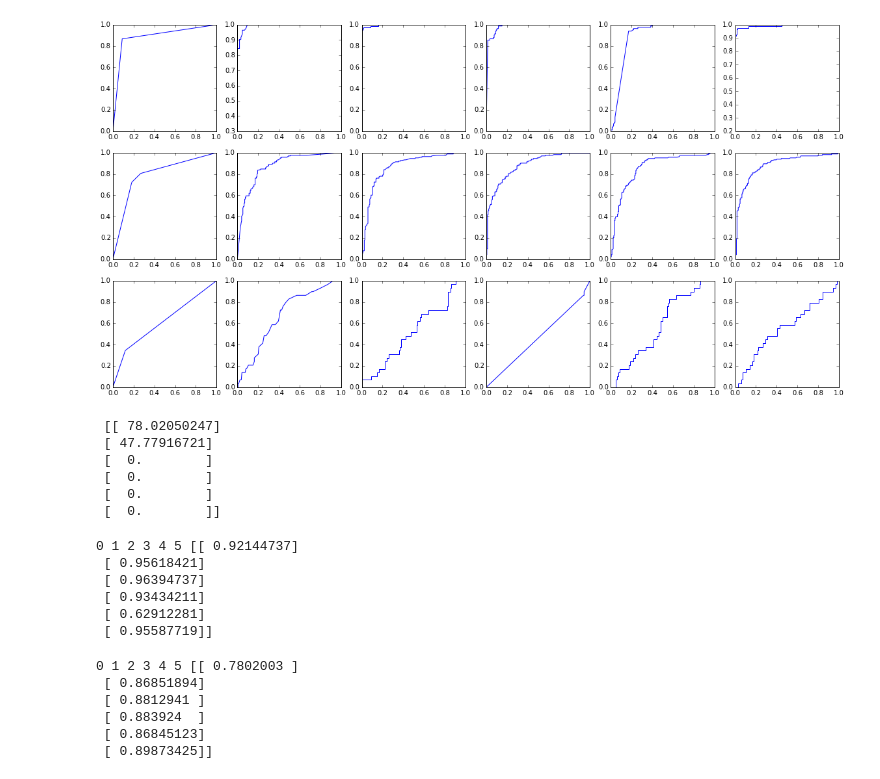
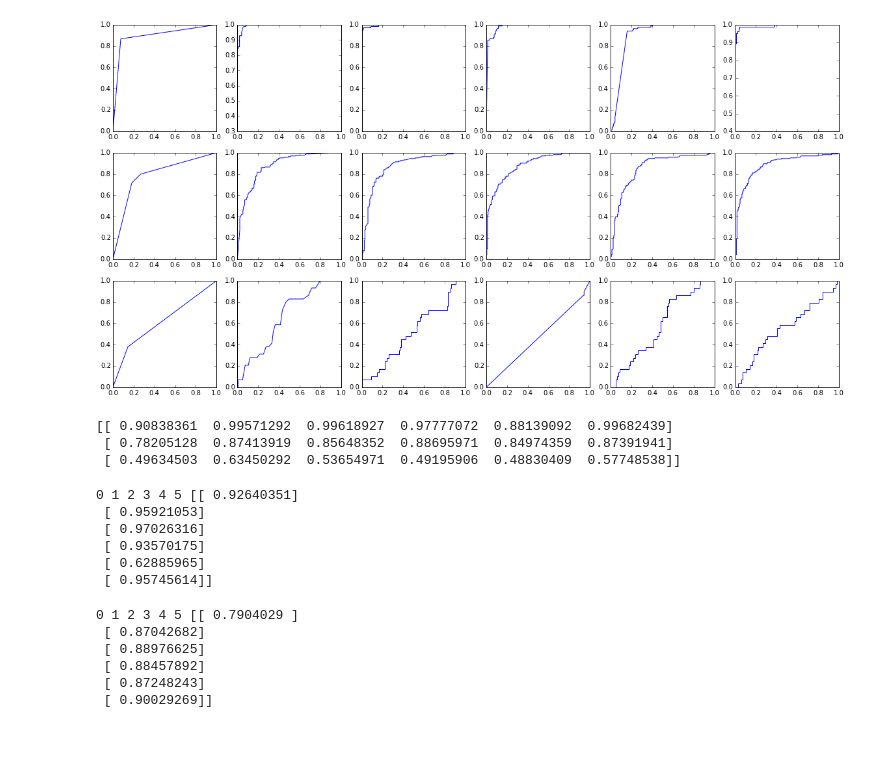
Before and after one commit to CU-VDK/IS5400, a Jupyter notebook: ML.ipynb, the cells around one changed output. Saved outputs shown, nothing was run; the diff lists cells and outputs as text; code cells hidden in the pictures; blank space fills up the shorter version.

```diff
--- a/ML.ipynb
+++ b/ML.ipynb
@@ -63,29 +98,27 @@ clf[3] = GaussianNB()
 clf[4] = svm.SVC(probability=True)
 # Logistic Regression
 clf[5] = linear_model.LogisticRegression(C=1e5)
+# %%
+split = 0.2
 # %%
-split = 0.4
 aucs = np.zeros((3, 6))
 
 
 f = plt.figure(figsize=(20,10))
 for i in xrange(0, 3):
     for c in xrange(0, 6):
         fpr, tpr = ROC(X[i], y[i], clf[c], split, 0)
         plt.subplot(3, 6, 6*i+c+1)
         plt.plot(fpr, tpr)
         aucs[i, c] = auc(fpr, tpr)
 # %% [output]
-[figure, old version]
+[figure, new version]
 # %%
 print(aucs)
 # %% [output]
- [[ 78.02050247]
- [ 47.77916721]
- [  0.        ]
- [  0.        ]
- [  0.        ]
- [  0.        ]]
+[[ 0.90838361  0.99571292  0.99618927  0.97777072  0.88139092  0.99682439]
+ [ 0.78205128  0.87413919  0.85648352  0.88695971  0.84974359  0.87391941]
+ [ 0.49634503  0.63450292  0.53654971  0.49195906  0.48830409  0.57748538]]
 # %%
 # Wisconsin Breast Cancer Diagnostic
 
@@ -102,16 +135,16 @@ for c in xrange(0, 6):
 accs /= 100
 print(accs)
 
-# With AdaBoost, we obtain an accuracy of 96.4%, around the 97% shown
+# With AdaBoost, we obtain an accuracy of 97.0%, exactly the 97% shown
 # in the paper, but within their 95.5 - 98.5 confidence interval (at the
 # 95% level)
 # %% [output]
-0 1 2 3 4 5 [[ 0.92144737]
- [ 0.95618421]
- [ 0.96394737]
- [ 0.93434211]
- [ 0.62912281]
- [ 0.95587719]]
+0 1 2 3 4 5 [[ 0.92640351]
+ [ 0.95921053]
+ [ 0.97026316]
+ [ 0.93570175]
+ [ 0.62885965]
+ [ 0.95745614]]
 # %%
 # Mammographic Mass
 
@@ -130,15 +163,15 @@ aucs /= 100
 
 print(aucs)
 
-# We achieved an AUC of 0.8987 with Logistic Regression, which is above
+# We achieved an AUC of 0.9003 with Logistic Regression, which is above
 # the papers metric and their uncertainty of 0.828 - 0.892
 # %% [output]
-0 1 2 3 4 5 [[ 0.7802003 ]
- [ 0.86851894]
- [ 0.8812941 ]
- [ 0.883924  ]
- [ 0.86845123]
- [ 0.89873425]]
+0 1 2 3 4 5 [[ 0.7904029 ]
+ [ 0.87042682]
+ [ 0.88976625]
+ [ 0.88457892]
+ [ 0.87248243]
+ [ 0.90029269]]
 # %%
 # Thoracic Surgery
 
```
Also changed, not shown: parts of 8 cells of this notebook, 10 other files.
